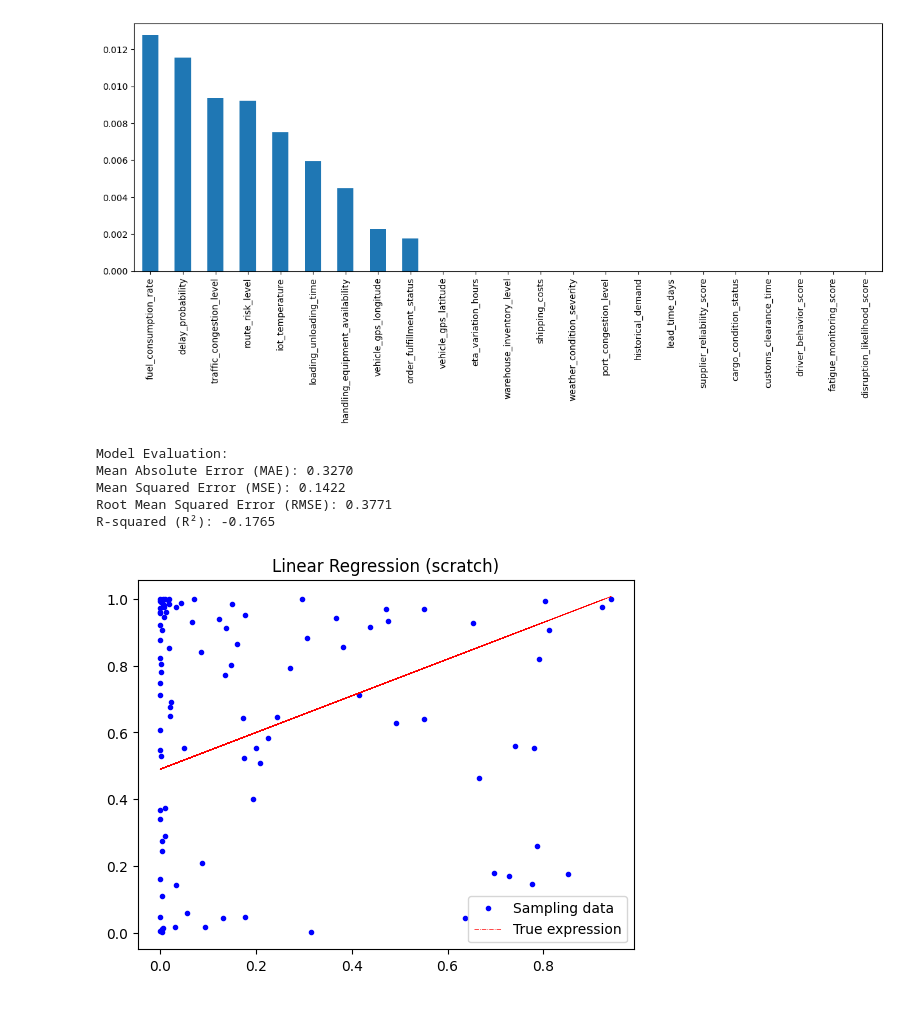
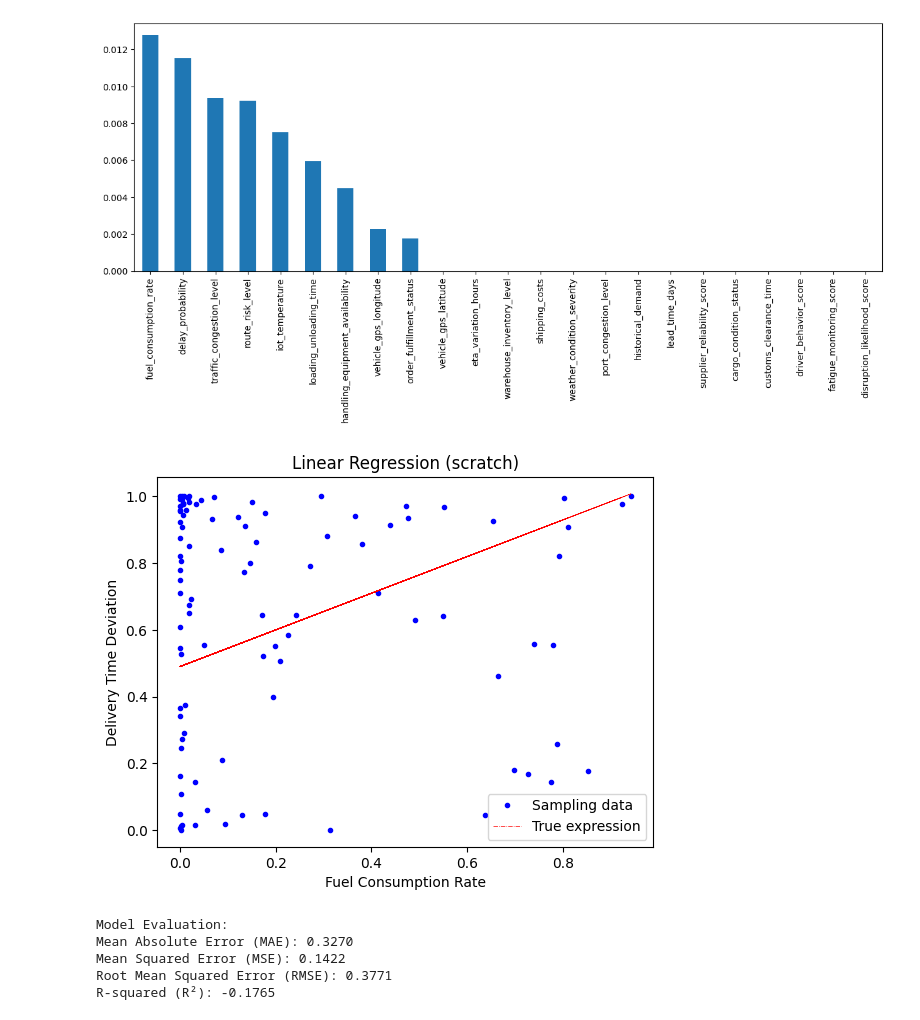
Before and after one commit to ML-PROJECT-KMITL/logistic-ml-project, a Jupyter notebook: regression/linear_regression/linear_regression.ipynb, the cells around one changed output. Cells and saved outputs as stored; diff of their text form; code cells hidden in the pictures.

```diff
--- a/regression/linear_regression/linear_regression.ipynb
+++ b/regression/linear_regression/linear_regression.ipynb
@@ -234,39 +234,44 @@ from sklearn.model_selection import train_test_split
 from sklearn.metrics import mean_absolute_error, mean_squared_error, r2_score
 import matplotlib.pyplot as plt
 #Prepare Data
 X = df_cleaned['fuel_consumption_rate'].to_numpy().reshape(-1, 1)
 y = df_cleaned['delivery_time_deviation'].to_numpy()
 
 X_train, X_test, y_train, y_test = train_test_split(X, y, test_size=0.25, random_state=42)
 
-lin_reg_scratch = LinearRegressionScratch() # Import and initialize scikit-learn class for linear regression models
-lin_reg_scratch.fit(X_train, y_train) # Train regression model
+lin_reg_scratch = LinearRegressionScratch()
+lin_reg_scratch.fit(X_train, y_train)
 
 y_pred = lin_reg_scratch.predict(X_test)
 
 plt.plot(X_test[:100], y_test[:100], "b.", label='Sampling data')
 plt.plot(X_test[:100], y_pred[:100], "r-.", label='True expression', linewidth=0.5)
 # plt.axis([0, 2, 0, 15])
+
+# ตั้งชื่อแกน X และ Y
+plt.xlabel('Fuel Consumption Rate')
+plt.ylabel('Delivery Time Deviation')
+
 plt.title('Linear Regression (scratch)')
 plt.legend()
-plt.show
+plt.show()
 
 # Evaluation Metrics
 mae = mean_absolute_error(y_test, y_pred)
 mse = mean_squared_error(y_test, y_pred)
 rmse = np.sqrt(mse)
 r2 = r2_score(y_test, y_pred)
 
 # Print evaluation results
 print("\nModel Evaluation:")
 print(f"Mean Absolute Error (MAE): {mae:.4f}")
 print(f"Mean Squared Error (MSE): {mse:.4f}")
 print(f"Root Mean Squared Error (RMSE): {rmse:.4f}")
 print(f"R-squared (R²): {r2:.4f}")
 # %% [output]
+[figure, new version]
 Model Evaluation:
 Mean Absolute Error (MAE): 0.3270
 Mean Squared Error (MSE): 0.1422
 Root Mean Squared Error (RMSE): 0.3771
 R-squared (R²): -0.1765
-[figure, old version]
```
Also changed, not shown: parts of 2 cells of this notebook, 3 other files.
